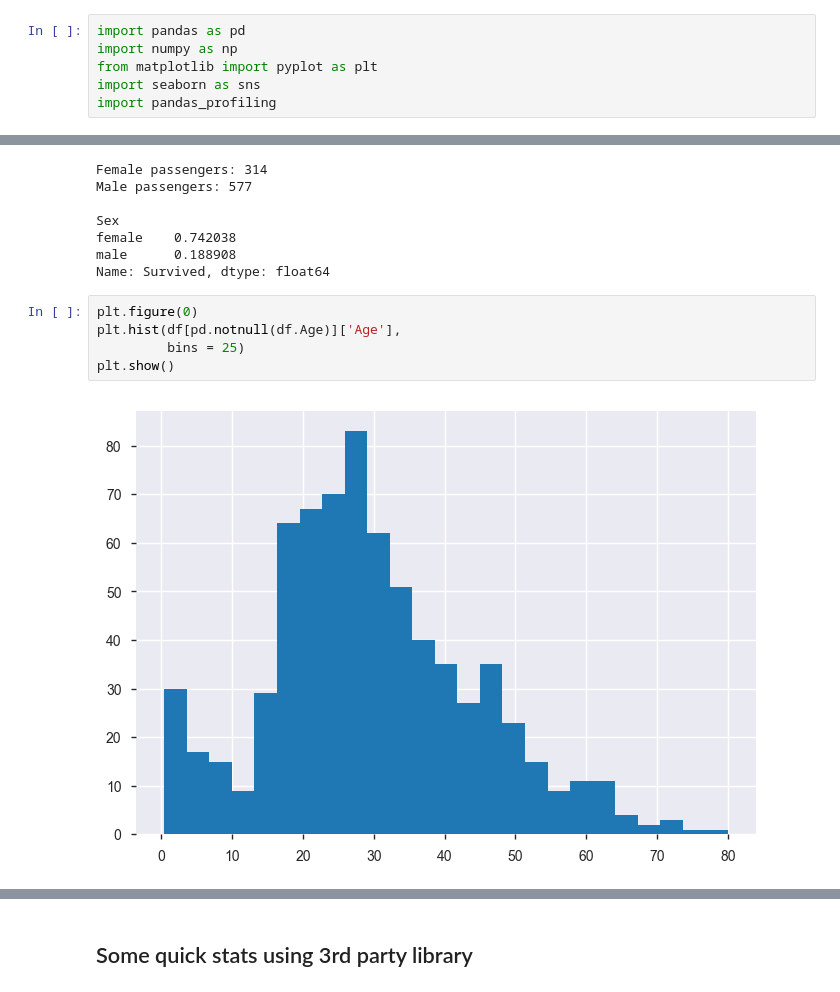
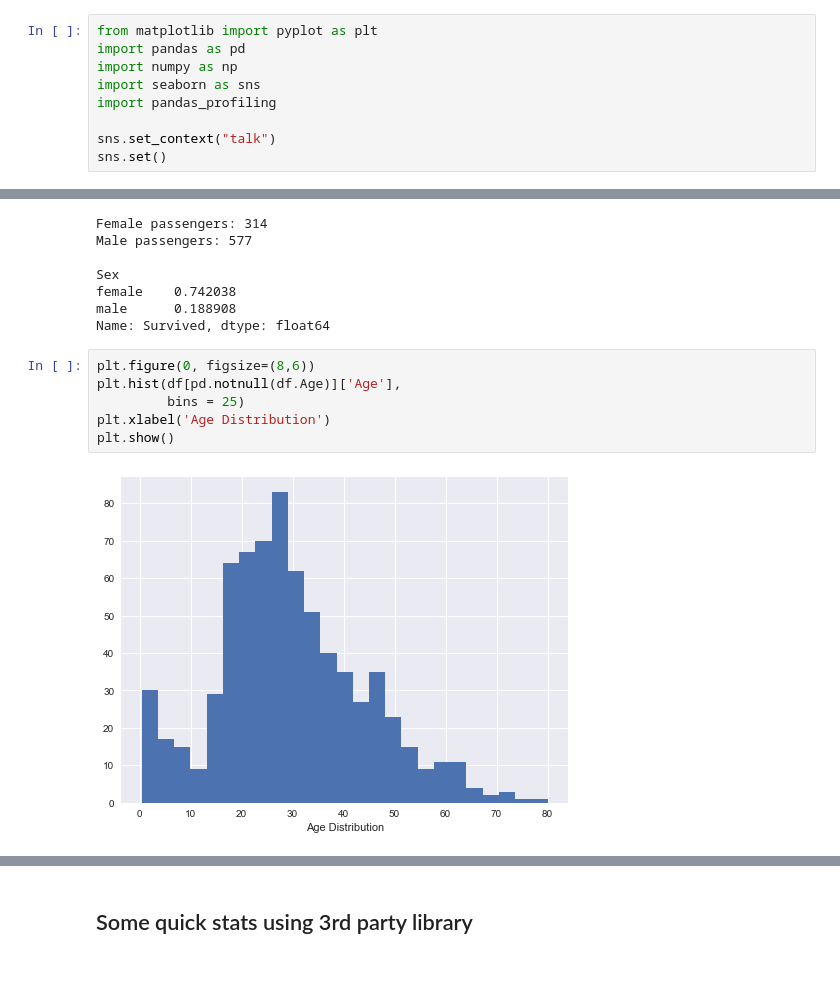
Before and after one commit to ibarshai/jupyter_demo, a Jupyter notebook: jupyterdemo.ipynb, the cells around one changed output, grey strips where cells are left out. Drawn from its saved outputs; the diff is of its cells as text.

Commit message:
improve plot visualization for binder

```diff
--- a/jupyterdemo.ipynb
+++ b/jupyterdemo.ipynb
@@ -3,8 +3,11 @@
 # %% [markdown]
 ## Importing libraries
 # %%
+from matplotlib import pyplot as plt
 import pandas as pd
 import numpy as np
-from matplotlib import pyplot as plt
 import seaborn as sns
 import pandas_profiling
+
+sns.set_context("talk")
+sns.set()
@@ -77,11 +86,12 @@ female    0.742038
 male      0.188908
 Name: Survived, dtype: float64
 # %%
-plt.figure(0)
+plt.figure(0, figsize=(8,6))
 plt.hist(df[pd.notnull(df.Age)]['Age'],
          bins = 25)
+plt.xlabel('Age Distribution')
 plt.show()
 # %% [output]
-[figure, old version]
+[figure, new version]
 # %%
 plt.figure(1)
```
Also changed, not shown: parts of 3 cells of this notebook.
